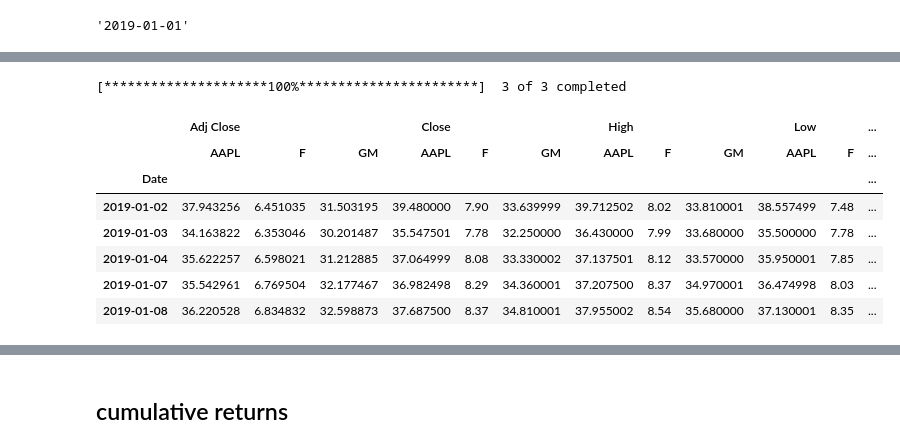
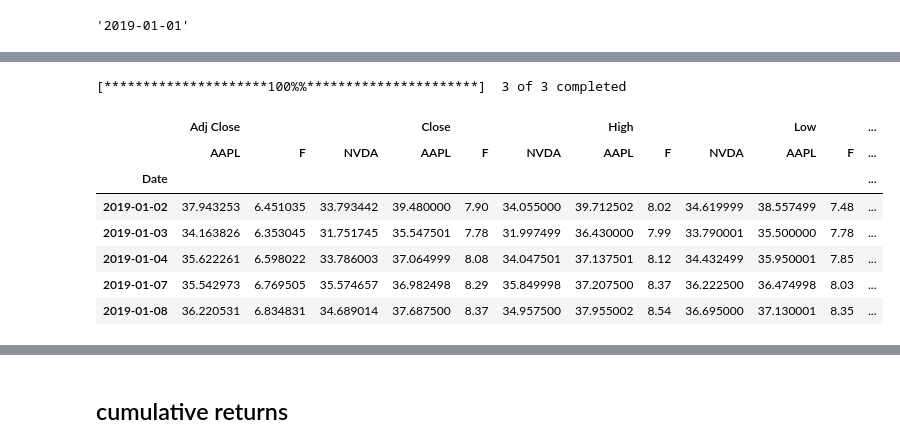
Before and after one commit to rahulakrish/portfolio_builder, a Jupyter notebook: code/new.ipynb, the cells around one changed output, grey strips where cells are left out. Cells and saved outputs as stored; diff of their text form; code cells hidden in the pictures.

```diff
--- a/code/new.ipynb
+++ b/code/new.ipynb
@@ -1175,16 +973,16 @@ datetime.date(2023, 10, 24)
 # %%
 #quite wonderful. you can dload a bunch of tickrs using yfinance
 
-portfolio = ['AAPL', 'GM', 'F']
+portfolio = ['AAPL', 'NVDA', 'F']
 df = yf.download(portfolio,start=start_date,end=end_date)
 df.head()
 # %% [output]
-[*********************100%***********************]  3 of 3 completed
+[*********************100%%**********************]  3 of 3 completed
 |  | Adj Close |  |  | Close |  |  | High |  |  | Low |  | ... |
-|  | AAPL | F | GM | AAPL | F | GM | AAPL | F | GM | AAPL | F | ... |
+|  | AAPL | F | NVDA | AAPL | F | NVDA | AAPL | F | NVDA | AAPL | F | ... |
 | Date |  |  |  |  |  |  |  |  |  |  |  | ... |
-| 2019-01-02 | 37.943256 | 6.451035 | 31.503195 | 39.480000 | 7.90 | 33.639999 | 39.712502 | 8.02 | 33.810001 | 38.557499 | 7.48 | ... |
-| 2019-01-03 | 34.163822 | 6.353046 | 30.201487 | 35.547501 | 7.78 | 32.250000 | 36.430000 | 7.99 | 33.680000 | 35.500000 | 7.78 | ... |
-| 2019-01-04 | 35.622257 | 6.598021 | 31.212885 | 37.064999 | 8.08 | 33.330002 | 37.137501 | 8.12 | 33.570000 | 35.950001 | 7.85 | ... |
-| 2019-01-07 | 35.542961 | 6.769504 | 32.177467 | 36.982498 | 8.29 | 34.360001 | 37.207500 | 8.37 | 34.970001 | 36.474998 | 8.03 | ... |
-| 2019-01-08 | 36.220528 | 6.834832 | 32.598873 | 37.687500 | 8.37 | 34.810001 | 37.955002 | 8.54 | 35.680000 | 37.130001 | 8.35 | ... |
+| 2019-01-02 | 37.943253 | 6.451035 | 33.793442 | 39.480000 | 7.90 | 34.055000 | 39.712502 | 8.02 | 34.619999 | 38.557499 | 7.48 | ... |
+| 2019-01-03 | 34.163826 | 6.353045 | 31.751745 | 35.547501 | 7.78 | 31.997499 | 36.430000 | 7.99 | 33.790001 | 35.500000 | 7.78 | ... |
+| 2019-01-04 | 35.622261 | 6.598022 | 33.786003 | 37.064999 | 8.08 | 34.047501 | 37.137501 | 8.12 | 34.432499 | 35.950001 | 7.85 | ... |
+| 2019-01-07 | 35.542973 | 6.769505 | 35.574657 | 36.982498 | 8.29 | 35.849998 | 37.207500 | 8.37 | 36.222500 | 36.474998 | 8.03 | ... |
+| 2019-01-08 | 36.220531 | 6.834831 | 34.689014 | 37.687500 | 8.37 | 34.957500 | 37.955002 | 8.54 | 36.695000 | 37.130001 | 8.35 | ... |
```
Also changed, not shown: parts of 47 cells of this notebook.
